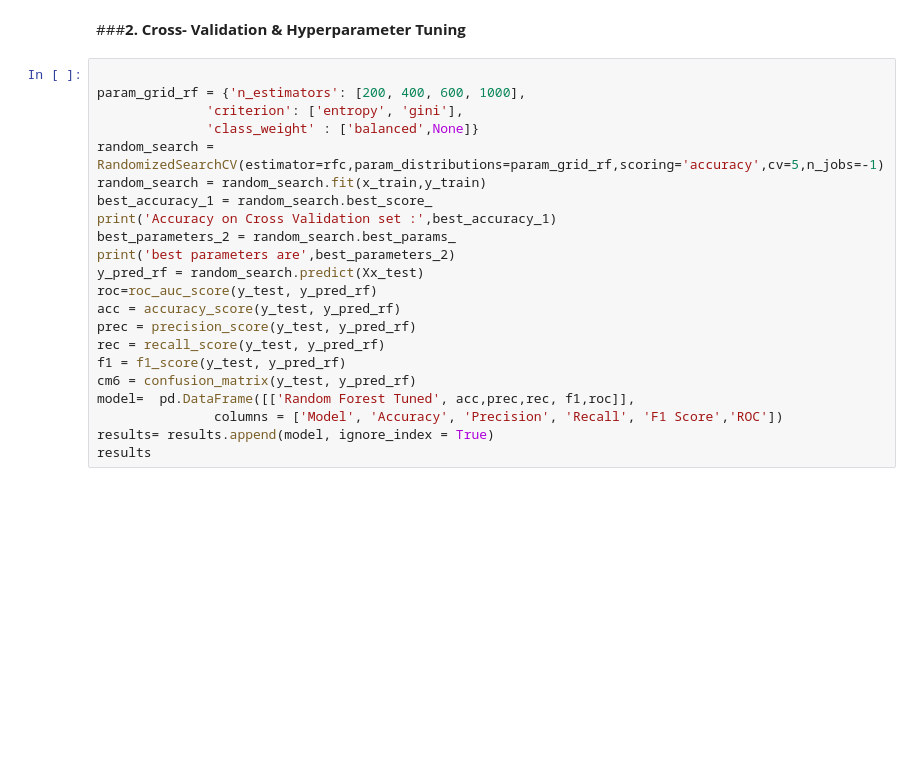
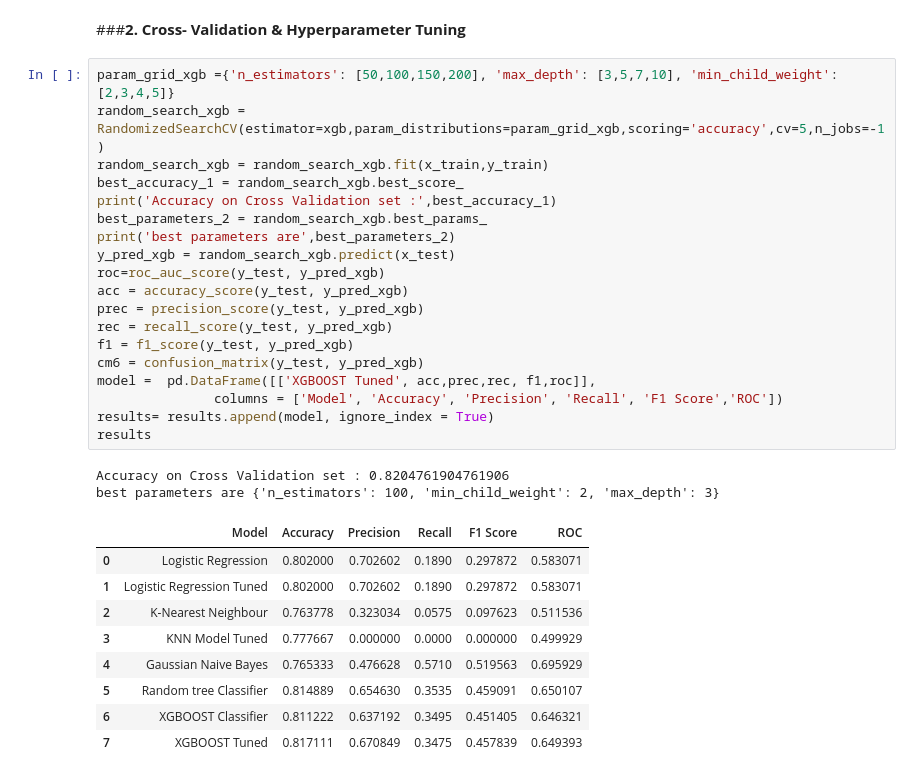
Before and after one commit to shaad4224/credit_card_default_prediction, a Jupyter notebook: Copy_of_credit_card_default_prediction.ipynb, the cells around one changed output. Cells and saved outputs as stored; diff of their text form; blank space fills up the shorter version.

```diff
--- a/Copy_of_credit_card_default_prediction.ipynb
+++ b/Copy_of_credit_card_default_prediction.ipynb
@@ -1009,24 +1010,33 @@ results
 # %% [markdown]
 ###**2. Cross- Validation & Hyperparameter Tuning**
 # %%
-
-param_grid_rf = {'n_estimators': [200, 400, 600, 1000],
-              'criterion': ['entropy', 'gini'],
-              'class_weight' : ['balanced',None]}
-random_search = RandomizedSearchCV(estimator=rfc,param_distributions=param_grid_rf,scoring='accuracy',cv=5,n_jobs=-1)
-random_search = random_search.fit(x_train,y_train)
-best_accuracy_1 = random_search.best_score_
+param_grid_xgb ={'n_estimators': [50,100,150,200], 'max_depth': [3,5,7,10], 'min_child_weight': [2,3,4,5]}
+random_search_xgb = RandomizedSearchCV(estimator=xgb,param_distributions=param_grid_xgb,scoring='accuracy',cv=5,n_jobs=-1)
+random_search_xgb = random_search_xgb.fit(x_train,y_train)
+best_accuracy_1 = random_search_xgb.best_score_
 print('Accuracy on Cross Validation set :',best_accuracy_1)
-best_parameters_2 = random_search.best_params_
+best_parameters_2 = random_search_xgb.best_params_
 print('best parameters are',best_parameters_2)
-y_pred_rf = random_search.predict(Xx_test)
-roc=roc_auc_score(y_test, y_pred_rf)
-acc = accuracy_score(y_test, y_pred_rf)
-prec = precision_score(y_test, y_pred_rf)
-rec = recall_score(y_test, y_pred_rf)
-f1 = f1_score(y_test, y_pred_rf)
-cm6 = confusion_matrix(y_test, y_pred_rf)
-model=  pd.DataFrame([['Random Forest Tuned', acc,prec,rec, f1,roc]],
+y_pred_xgb = random_search_xgb.predict(x_test)
+roc=roc_auc_score(y_test, y_pred_xgb)
+acc = accuracy_score(y_test, y_pred_xgb)
+prec = precision_score(y_test, y_pred_xgb)
+rec = recall_score(y_test, y_pred_xgb)
+f1 = f1_score(y_test, y_pred_xgb)
+cm6 = confusion_matrix(y_test, y_pred_xgb)
+model =  pd.DataFrame([['XGBOOST Tuned', acc,prec,rec, f1,roc]],
                columns = ['Model', 'Accuracy', 'Precision', 'Recall', 'F1 Score','ROC'])
 results= results.append(model, ignore_index = True)
 results
+# %% [output]
+Accuracy on Cross Validation set : 0.8204761904761906
+best parameters are {'n_estimators': 100, 'min_child_weight': 2, 'max_depth': 3}
+|  | Model | Accuracy | Precision | Recall | F1 Score | ROC |
+| 0 | Logistic Regression | 0.802000 | 0.702602 | 0.1890 | 0.297872 | 0.583071 |
+| 1 | Logistic Regression Tuned | 0.802000 | 0.702602 | 0.1890 | 0.297872 | 0.583071 |
+| 2 | K-Nearest Neighbour | 0.763778 | 0.323034 | 0.0575 | 0.097623 | 0.511536 |
+| 3 | KNN Model Tuned | 0.777667 | 0.000000 | 0.0000 | 0.000000 | 0.499929 |
+| 4 | Gaussian Naive Bayes | 0.765333 | 0.476628 | 0.5710 | 0.519563 | 0.695929 |
+| 5 | Random tree Classifier | 0.814889 | 0.654630 | 0.3535 | 0.459091 | 0.650107 |
+| 6 | XGBOOST Classifier | 0.811222 | 0.637192 | 0.3495 | 0.451405 | 0.646321 |
+| 7 | XGBOOST Tuned | 0.817111 | 0.670849 | 0.3475 | 0.457839 | 0.649393 |
```
Also changed, not shown: parts of 10 cells of this notebook.
